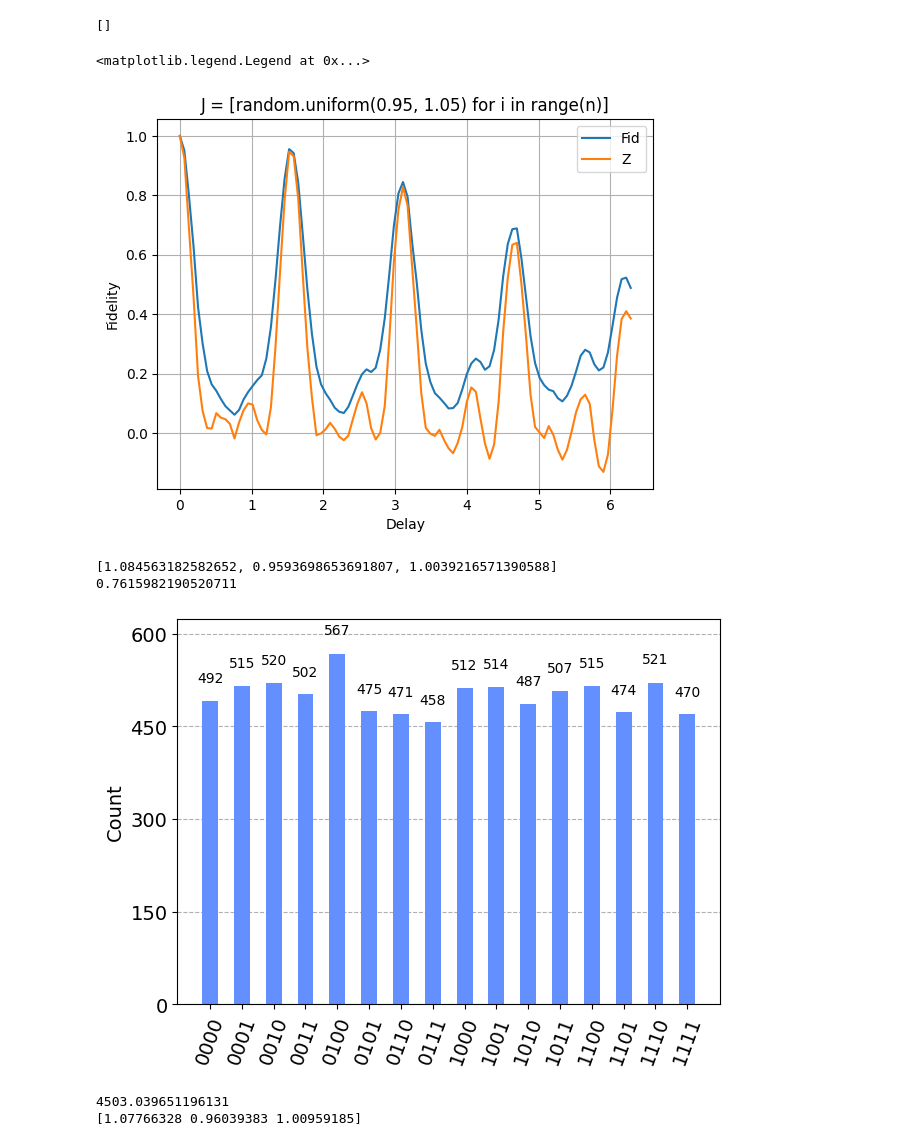
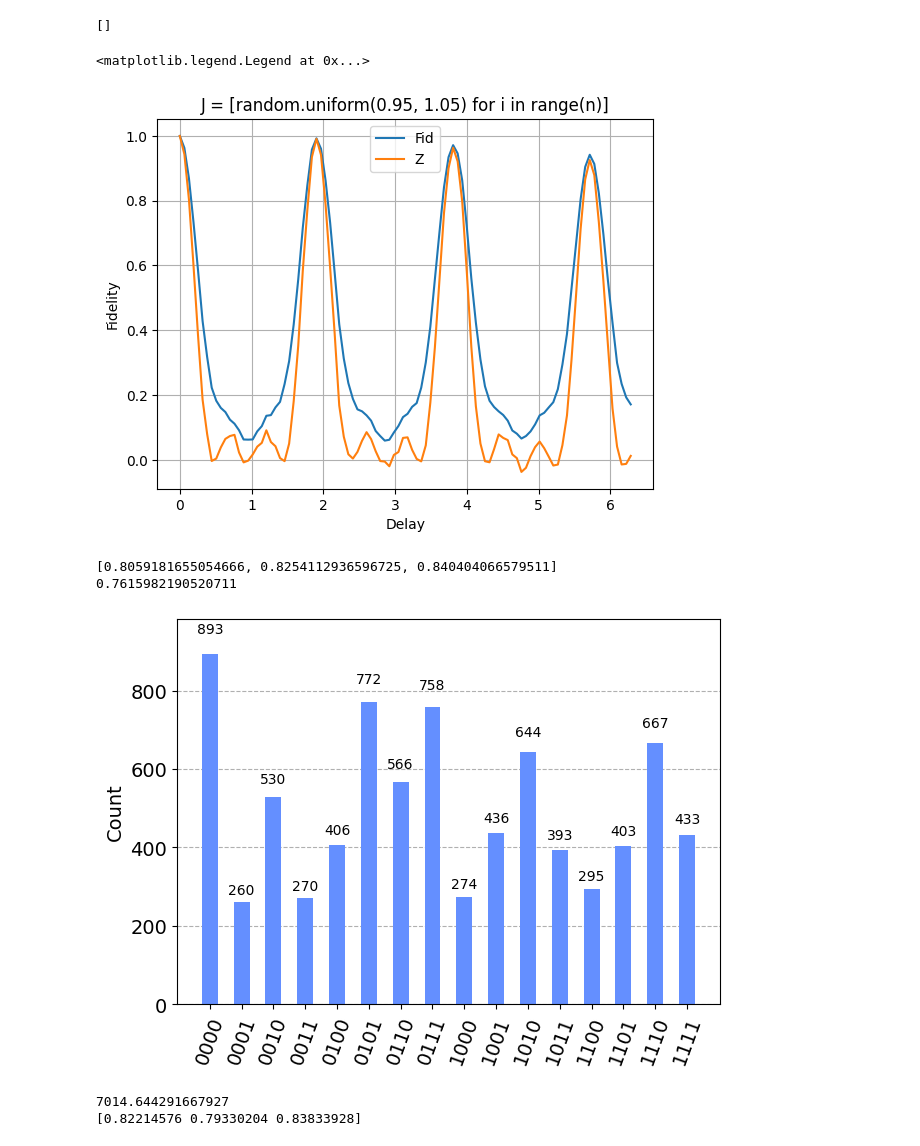
Before and after one commit to Davidkatom/Crosstalk, a Jupyter notebook: OscilationsManyQubits.ipynb, the cells around one changed output. Saved outputs shown, nothing was run; the diff lists cells and outputs as text; code cells hidden in the pictures.

```diff
--- a/OscilationsManyQubits.ipynb
+++ b/OscilationsManyQubits.ipynb
@@ -36,8 +36,8 @@ fid = []
 Z = []
 Zi = [[] for _ in range(n)] # Create a list of lists to store the expectation values for each qubit
 
-J = [random.uniform(0.9, 1.1) for _ in range(n-1)]
-#J = [1.0818719219848087, 0.9534243710504171]
+J = [random.uniform(0.8, 1.2) for _ in range(n-1)]
+#J = [0.8, np.sqrt(3)]
 for t in delay:
     #qr = QuantumRegister(n)
     #cr = ClassicalRegister(n)
@@ -55,34 +55,34 @@ for t in delay:
     qc.measure_all()
     #qc.measure(qr[1],cr[1])
 
     #Simulator
     qcomp = Aer.get_backend("qasm_simulator")
     result = qiskit.execute(qc, Aer.get_backend('qasm_simulator'), shots=8000).result()
     fid.append(result.get_counts().get('0'*n,0)/8000)
     res.append(result.get_counts())
 
     z_expectation_value = 0
     for outcome, count in result.get_counts().items():
         # Calculate parity (1 for even parity, -1 for odd parity)
         parity = (-1) ** outcome.count('1')
         probability = count / sum(result.get_counts().values())
         z_expectation_value += parity * probability
     Z.append(z_expectation_value)
 
 
 
 print(Zi[0])
 plt.grid()
 plt.ylabel('Fidelity')
 plt.xlabel('Delay')
 plt.title('J = [random.uniform(0.95, 1.05) for i in range(n)]')
 plt.plot(delay,fid, label = 'Fid')
 plt.plot(delay,Z, label = 'Z')
 plt.legend()
 # %% [output]
 []
 <matplotlib.legend.Legend at 0x...>
-[figure, old version]
+[figure, new version]
 # %%
 #Plots qiskit histogram:
 print(J)
@@ -91,17 +91,17 @@ t = delay[6]
 from qiskit.visualization import plot_histogram
 plot_histogram(res[12])
 # %% [output]
-[1.084563182582652, 0.9593698653691807, 1.0039216571390588]
+[0.8059181655054666, 0.8254112936596725, 0.840404066579511]
 0.7615982190520711
-[figure, old version]
+[figure, new version]
 # %%
 from imp import reload
 import CalculateCrossTalk
 reload(CalculateCrossTalk)
 print(CalculateCrossTalk.one_dim(t,res[6], n))
 # %% [output]
-4503.039651196131
-[1.07766328 0.96039383 1.00959185]
+7014.644291667927
+[0.82214576 0.79330204 0.83833928]
 # %%
 def func(js,t):
     H = effective_hem(n,js)
```
Also changed, not shown: parts of 3 cells of this notebook.
